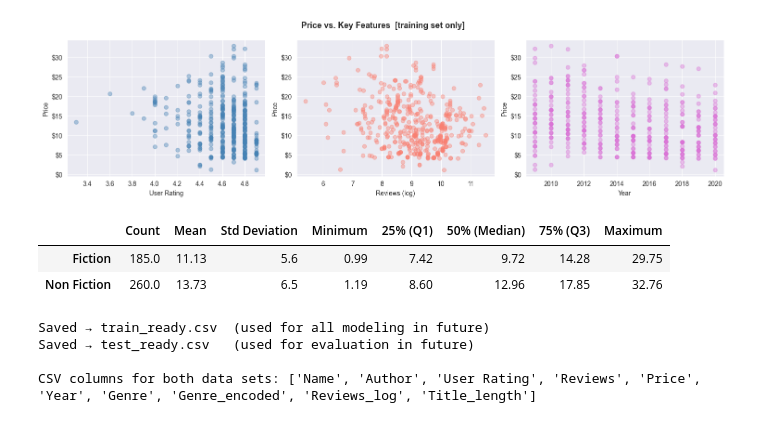
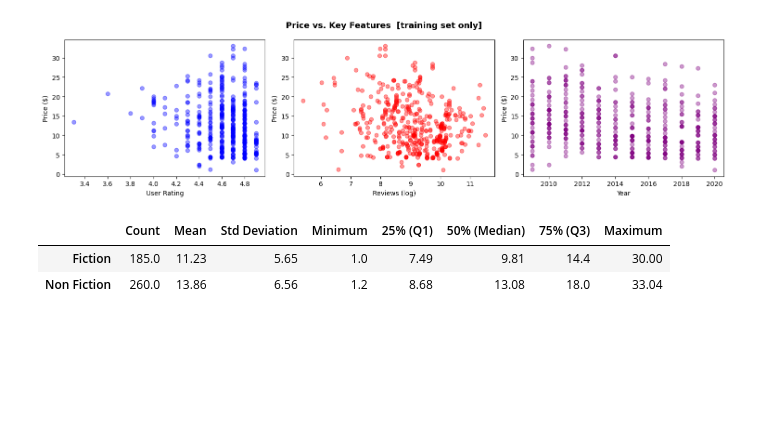
Before and after one commit to antonnoel/book-price-prediction, a Jupyter notebook: book-price-analysis-anton-bozoki.ipynb, the cells around one changed output. Cells and saved outputs as stored; diff of their text form; code cells hidden in the pictures; blank space fills up the shorter version.

```diff
--- a/book-price-analysis-anton-bozoki.ipynb
+++ b/book-price-analysis-anton-bozoki.ipynb
@@ -88,26 +60,20 @@ def split_data(df, test_size=0.2, random_state=42):
     return df_train, df_test
 # %%
+# cell 4
 def apply_inflation_adjustment(df):
-    """
-    Adjusts book prices to their 2019 USD equivalent using multipliers.
-    The Price column is overwritten so that all EDA plots and ML models automatically use comparable values.
-    EDA and feature engineering will only be performed on the training set
-    to avoid any information from the test set leaking into the model
-    """
+    "We adjust the book prices to their 2020 USD equivalent using multipliers"
+    "We overwrite the price column so we work with same values"
+
     df = df.copy()
     inflation_multipliers = {
-        2009: 1.19, 2010: 1.17, 2011: 1.14, 2012: 1.11, 2013: 1.10,
-        2014: 1.08, 2015: 1.08, 2016: 1.06, 2017: 1.04, 2018: 1.02, 2019: 1.00, 2020: 0.99
+        2009: 1.20, 2010: 1.18, 2011: 1.15, 2012: 1.12, 2013: 1.11,
+        2014: 1.09, 2015: 1.09, 2016: 1.07, 2017: 1.05, 2018: 1.03, 2019: 1.01, 2020: 1.00
     }
     df["Price"] = (df["Price"] * df["Year"].map(inflation_multipliers)).round(2)
     return df
 
-# apply to df_clean (original prices), then re-split, so re-running the cell doesn't chage prive
-df_clean_adj      = apply_inflation_adjustment(df_clean)
+df_clean_adj = apply_inflation_adjustment(df_clean)
 df_train, df_test = split_data(df_clean_adj)
-
-print("Price column now holds 2019-equivalent values.")
-print(f"Mean adjusted price (training set): ${df_train['Price'].mean():.2f}")
 # %% [output]
 Training set : 445 rows (80%)
 Test set     : 112 rows (20%)
@@ -216,76 +155,52 @@ Name: Price, dtype: float64
 # %%
+# cell 8
 def plot_price_relationships(df):
-    """
-    We do plots of price vs. user rating, reviews, and year,
-    plus a table comparing fiction vs. non-fiction pricing and some stastical tools.
-    Again, if the plots are noisy and the pricing mechanism is non-linear, a random forest model is more suitable for us.
-
-    """
-    dollar_fmt = ticker.FuncFormatter(lambda x, _: f"${x:.0f}") #the prices are in US dollar
+    "We do plots of price vs. user rating, reviews, and year, plus a table comparing fiction vs. non-fiction pricing statistics"
 
     fig, axes = plt.subplots(1, 3, figsize=(15, 4))
-    fig.suptitle("Price vs. Key Features  [training set only]",
-                 fontsize=13, fontweight="bold")
+    fig.suptitle("Price vs. Key Features  [training set only]", fontsize=13, fontweight="bold")
 
-    axes[0].scatter(df["User Rating"], df["Price"], alpha=0.4, color="steelblue")
+    axes[0].scatter(df["User Rating"], df["Price"], alpha=0.4, color="blue")
     axes[0].set_xlabel("User Rating")
-    axes[0].set_ylabel("Price")
-    axes[0].yaxis.set_major_formatter(dollar_fmt)
+    axes[0].set_ylabel("Price ($)")
 
-    axes[1].scatter(df["Reviews_log"], df["Price"], alpha=0.4, color="salmon")
+    axes[1].scatter(df["Reviews_log"], df["Price"], alpha=0.4, color="red")
     axes[1].set_xlabel("Reviews (log)")
-    axes[1].set_ylabel("Price")
-    axes[1].yaxis.set_major_formatter(dollar_fmt)
+    axes[1].set_ylabel("Price ($)")
 
-    axes[2].scatter(df["Year"], df["Price"], alpha=0.4, color="orchid")
+    axes[2].scatter(df["Year"], df["Price"], alpha=0.4, color="purple")
     axes[2].set_xlabel("Year")
-    axes[2].set_ylabel("Price")
-    axes[2].yaxis.set_major_formatter(dollar_fmt)
+    axes[2].set_ylabel("Price ($)")
 
     plt.tight_layout()
-    plt.savefig("scatter_price.png", dpi=150)
     plt.show()
 
-    prices_fiction    = df[df["Genre"] == "Fiction"]["Price"]
+    prices_fiction = df[df["Genre"] == "Fiction"]["Price"]
     prices_nonfiction = df[df["Genre"] == "Non Fiction"]["Price"]
 
-    # define a helper function to calculate all the values
     def calculate_manual_stats(price_data):
         return {
             "Count": price_data.count(),
             "Mean": round(price_data.mean(), 2),
             "Std Deviation": round(price_data.std(), 2),
             "Minimum": price_data.min(),
             "25% (Q1)": price_data.quantile(0.25),
             "50% (Median)": price_data.median(),
             "75% (Q3)": price_data.quantile(0.75),
             "Maximum": price_data.max()
         }
+
     genre_stats = {
         "Fiction": calculate_manual_stats(prices_fiction),
         "Non Fiction": calculate_manual_stats(prices_nonfiction)
     }
 
-    # put the results into a table
     stats_table = pd.DataFrame(genre_stats).T
     display(stats_table)
 
 plot_price_relationships(df_train)
 # %% [output]
-[figure, old version]
+[figure, new version]
 |  | Count | Mean | Std Deviation | Minimum | 25% (Q1) | 50% (Median) | 75% (Q3) | Maximum |
-| Fiction | 185.0 | 11.13 | 5.6 | 0.99 | 7.42 | 9.72 | 14.28 | 29.75 |
-| Non Fiction | 260.0 | 13.73 | 6.5 | 1.19 | 8.60 | 12.96 | 17.85 | 32.76 |
+| Fiction | 185.0 | 11.23 | 5.65 | 1.0 | 7.49 | 9.81 | 14.4 | 30.00 |
+| Non Fiction | 260.0 | 13.86 | 6.56 | 1.2 | 8.68 | 13.08 | 18.0 | 33.04 |
-# %%
-df_test = engineer_features(df_test)
-df_train.to_csv("train_ready.csv", index=False)
-df_test.to_csv("test_ready.csv", index=False)
-
-print("Saved → train_ready.csv  (used for all modeling in future)")
-print("Saved → test_ready.csv   (used for evaluation in future)")
-print(f"\nCSV columns for both data sets: {list(df_train.columns)}")
-# %% [output]
-Saved → train_ready.csv  (used for all modeling in future)
-Saved → test_ready.csv   (used for evaluation in future)
-
-CSV columns for both data sets: ['Name', 'Author', 'User Rating', 'Reviews', 'Price', 'Year', 'Genre', 'Genre_encoded', 'Reviews_log', 'Title_length']
```
Also changed, not shown: parts of 24 cells of this notebook, 3 other files.
